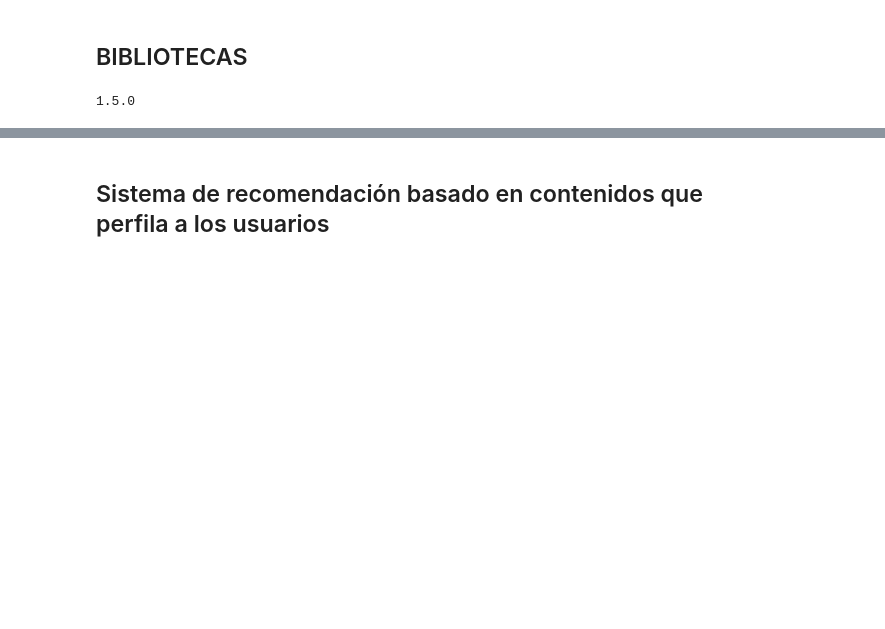
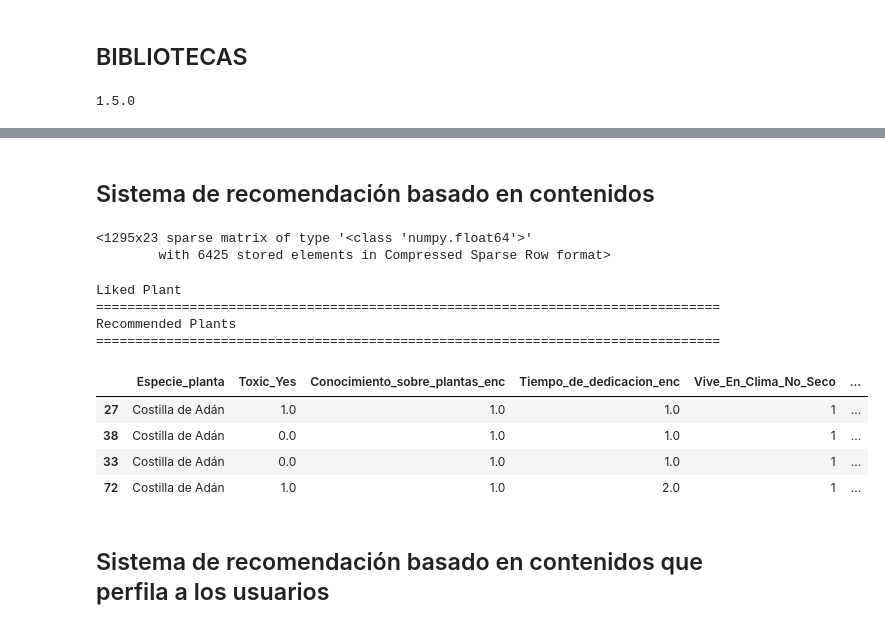
Before and after one commit to Reissuji/Datasets, a Jupyter notebook: 3. ML_Tryhard.ipynb, the cells around one changed output, grey strips where cells are left out. Drawn from its saved outputs; the diff is of its cells as text; code cells hidden in the pictures; blank space fills up the shorter version.

```diff
--- a/3. ML_Tryhard.ipynb
+++ b/3. ML_Tryhard.ipynb
@@ -38,3 +58,61 @@ df_tryhard.head()
+# %% [markdown]
+## Sistema de recomendación basado en contenidos
+# %%
+
+#"haciendo" otro df para por si acaso
+df_tryhard2 = pd.read_csv('C:/Users/Ani/Desktop/BVNNY/Master/TFM/Datasets/df_final.csv', sep=',')
+df_tryhard2.head()
+
+# Filter data
+keep_cols = ['Especie_planta', 'Conocimiento_sobre_plantas_enc','Tonos_Me es indiferente','Vivienda_Chalet','Vive_En_Clima_No_Seco']
+df_tryhard2_filtered = df_tryhard2.loc[:,keep_cols]
+
+
+# Create pipeline for numerical variables
+numeric_pipe = Pipeline([
+    ('scaler', StandardScaler())
+    ])
+
+# Create pipeline for categorical variable
+categorical_pipe = Pipeline([
+    ('encoder', OneHotEncoder(drop = 'first'))
+    ])
+
+# Create ColumnTransform
+col_transf = ColumnTransformer([
+    ('numeric', numeric_pipe,df_tryhard2_filtered._get_numeric_data().columns.tolist()),
+    ('categoric', categorical_pipe, df_tryhard2_filtered.select_dtypes('object').columns.tolist())
+    ])
+
+col_transf_fit = col_transf.fit(df_tryhard2_filtered)
+df_tryhard2_filtered_transf = col_transf_fit.transform(df_tryhard2_filtered)
+df_tryhard2_filtered_transf
+# %% [output]
+<1295x23 sparse matrix of type '<class 'numpy.float64'>'
+        with 6425 stored elements in Compressed Sparse Row format>
+# %%
+n_neighbors=5
+
+nneighbors = NearestNeighbors(n_neighbors = n_neighbors, metric = 'cosine').fit(df_tryhard2_filtered_transf)
+# %%
+dif, ind = nneighbors.kneighbors(df_tryhard2_filtered_transf[1])
+
+print("Liked Plant")
+print("="*80)
+df_tryhard2.loc[ind[0][0], :]
+print("Recommended Plants")
+print("="*80)
+df_tryhard2.loc[ind[0][1:], :]
+# %% [output]
+Liked Plant
+================================================================================
+Recommended Plants
+================================================================================
+|  | Especie_planta | Toxic_Yes | Conocimiento_sobre_plantas_enc | Tiempo_de_dedicacion_enc | Vive_En_Clima_No_Seco | ... |
+| 27 | Costilla de Adán | 1.0 | 1.0 | 1.0 | 1 | ... |
+| 38 | Costilla de Adán | 0.0 | 1.0 | 1.0 | 1 | ... |
+| 33 | Costilla de Adán | 0.0 | 1.0 | 1.0 | 1 | ... |
+| 72 | Costilla de Adán | 1.0 | 1.0 | 2.0 | 1 | ... |
 # %% [markdown]
 ## Sistema de recomendación basado en contenidos que perfila a los usuarios
 # %%
```
Also changed, not shown: parts of 6 cells of this notebook, 8 other files.
